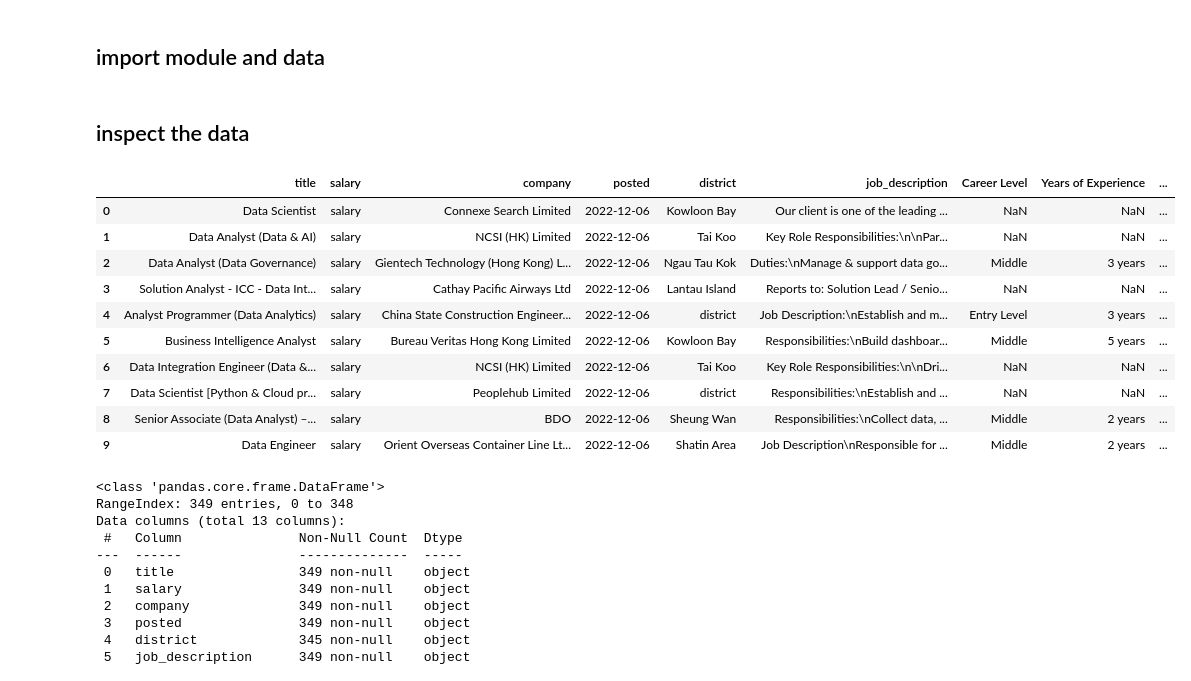
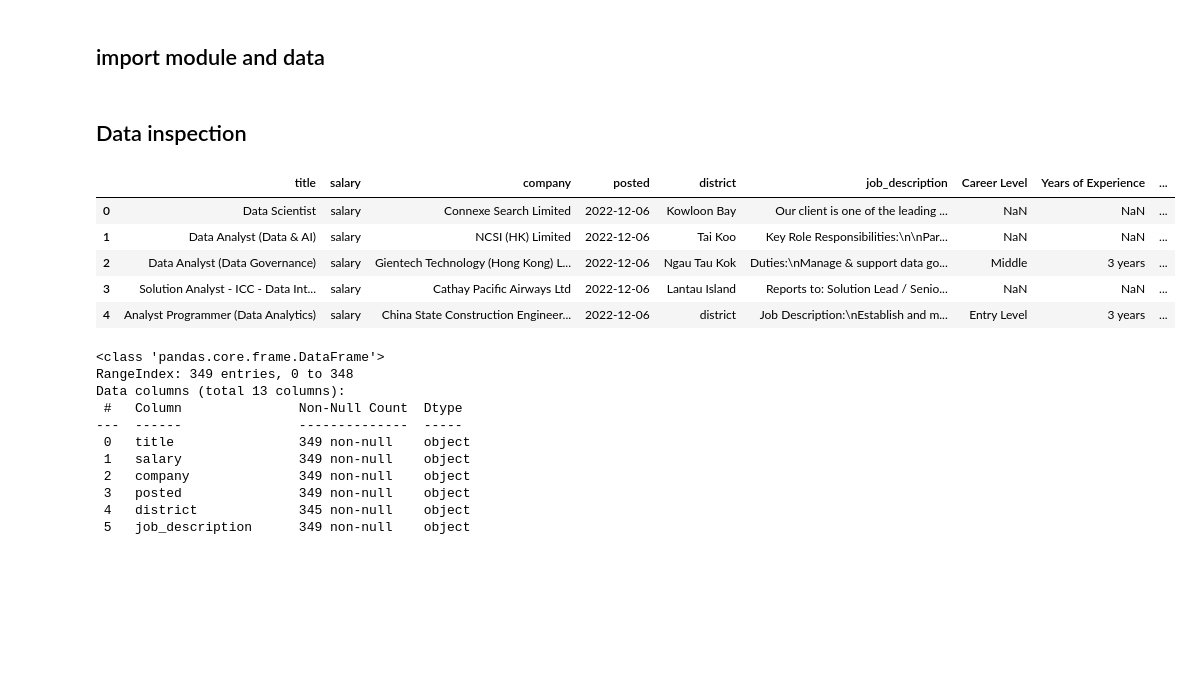
Before and after one commit to aster-fung/hk_job_scraping, a Jupyter notebook: analysis/hkjobsdb_job_ad_analysis.ipynb, the cells around one changed output. Saved outputs shown, nothing was run; the diff lists cells and outputs as text; code cells hidden in the pictures; blank space fills up the shorter version.

```diff
--- a/analysis/hkjobsdb_job_ad_analysis.ipynb
+++ b/analysis/hkjobsdb_job_ad_analysis.ipynb
@@ -21,18 +22,13 @@ file_name = ('data-scientist-2022-12-06-1.csv')
 # load the dat
 df_raw = pd.read_csv(file_name)
 # %% [markdown]
-## inspect the data
+## Data inspection
 # %%
-df_raw.head(10)
+df_raw.head(5)
 # %% [output]
 |  | title | salary | company | posted | district | job_description | Career Level | Years of Experience | ... |
 | 0 | Data Scientist | salary | Connexe Search Limited | 2022-12-06 | Kowloon Bay | Our client is one of the leading ... | NaN | NaN | ... |
 | 1 | Data Analyst (Data & AI) | salary | NCSI (HK) Limited | 2022-12-06 | Tai Koo | Key Role Responsibilities:\n\nPar... | NaN | NaN | ... |
 | 2 | Data Analyst (Data Governance) | salary | Gientech Technology (Hong Kong) L... | 2022-12-06 | Ngau Tau Kok | Duties:\nManage & support data go... | Middle | 3 years | ... |
 | 3 | Solution Analyst - ICC - Data Int... | salary | Cathay Pacific Airways Ltd | 2022-12-06 | Lantau Island | Reports to: Solution Lead / Senio... | NaN | NaN | ... |
 | 4 | Analyst Programmer (Data Analytics) | salary | China State Construction Engineer... | 2022-12-06 | district | Job Description:\nEstablish and m... | Entry Level | 3 years | ... |
-| 5 | Business Intelligence Analyst | salary | Bureau Veritas Hong Kong Limited | 2022-12-06 | Kowloon Bay | Responsibilities:\nBuild dashboar... | Middle | 5 years | ... |
-| 6 | Data Integration Engineer (Data &... | salary | NCSI (HK) Limited | 2022-12-06 | Tai Koo | Key Role Responsibilities:\n\nDri... | NaN | NaN | ... |
-| 7 | Data Scientist [Python & Cloud pr... | salary | Peoplehub Limited | 2022-12-06 | district | Responsibilities:\nEstablish and ... | NaN | NaN | ... |
-| 8 | Senior Associate (Data Analyst) –... | salary | BDO | 2022-12-06 | Sheung Wan | Responsibilities:\nCollect data, ... | Middle | 2 years | ... |
-| 9 | Data Engineer | salary | Orient Overseas Container Line Lt... | 2022-12-06 | Shatin Area | Job Description\nResponsible for ... | Middle | 2 years | ... |
```
Also changed, not shown: parts of 43 cells of this notebook, 3 other files.
